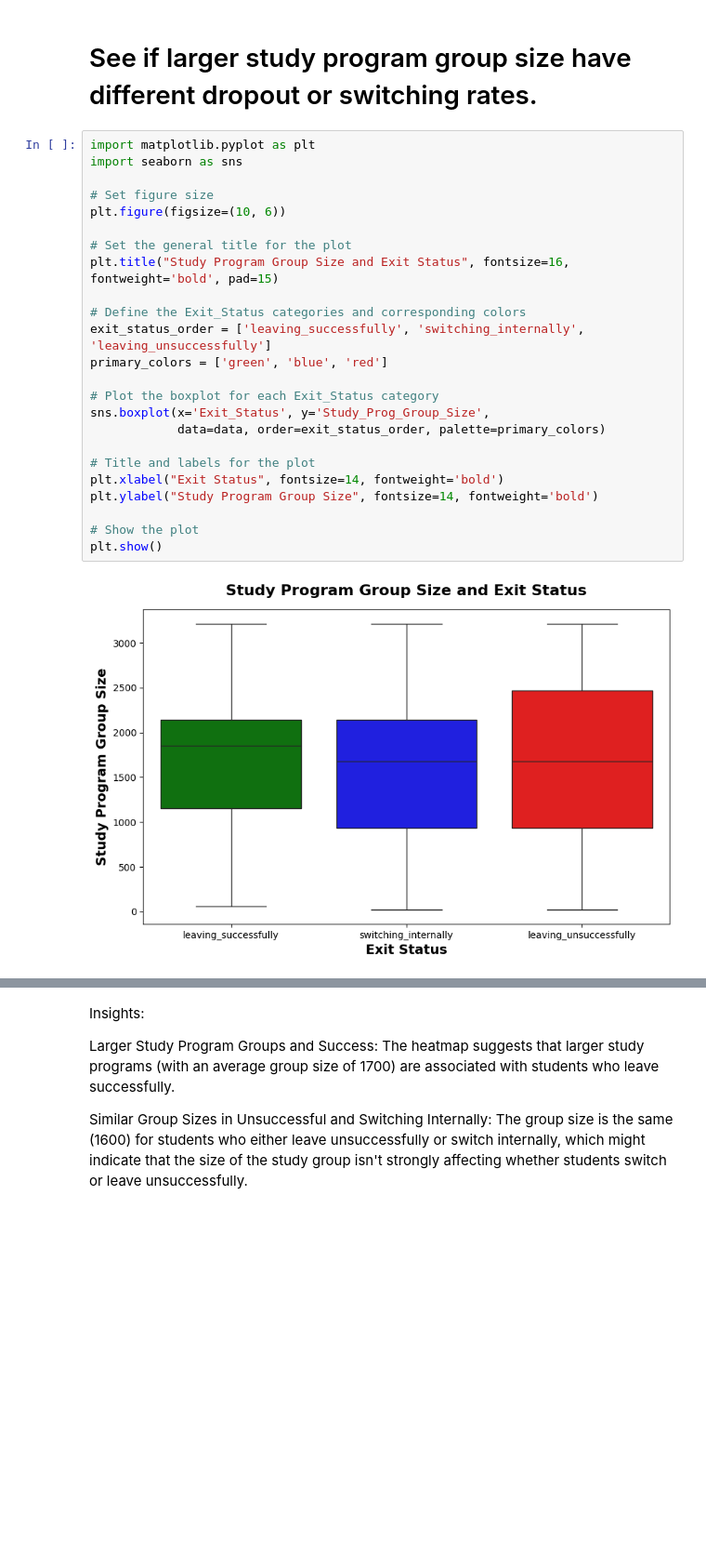
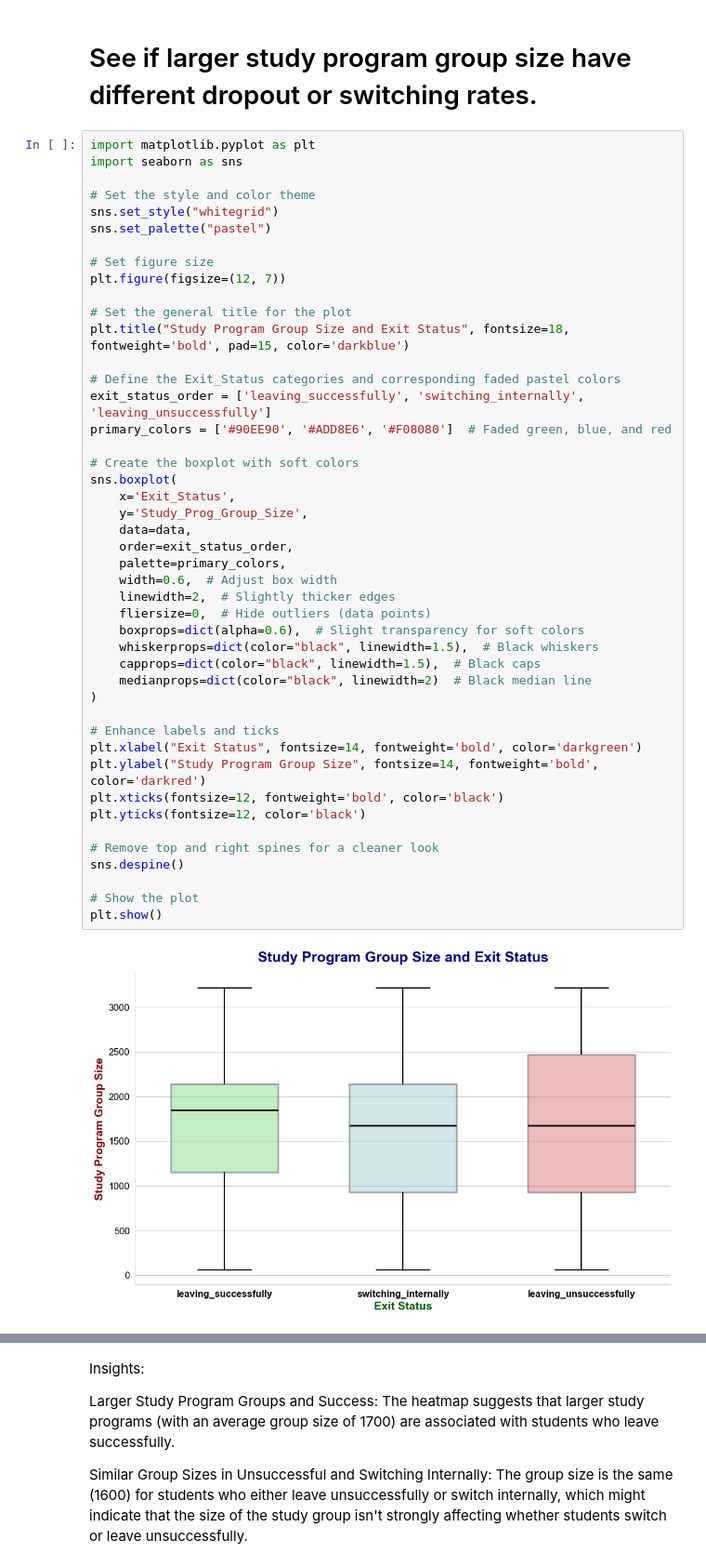
Before and after one commit to uashogeschoolutrecht/studentdropout, a Jupyter notebook: notebooks/EDA.ipynb, the cells around one changed output, grey strips where cells are left out. Shown at 93% size. Drawn from its saved outputs; the diff is of its cells as text; blank space fills up the shorter version.

```diff
--- a/notebooks/EDA.ipynb
+++ b/notebooks/EDA.ipynb
@@ -111,26 +135,47 @@ plt.show()
 # %%
 import matplotlib.pyplot as plt
 import seaborn as sns
 
+# Set the style and color theme
+sns.set_style("whitegrid")
+sns.set_palette("pastel")
+
 # Set figure size
-plt.figure(figsize=(10, 6))
+plt.figure(figsize=(12, 7))
 
 # Set the general title for the plot
-plt.title("Study Program Group Size and Exit Status", fontsize=16, fontweight='bold', pad=15)
+plt.title("Study Program Group Size and Exit Status", fontsize=18, fontweight='bold', pad=15, color='darkblue')
 
-# Define the Exit_Status categories and corresponding colors
+# Define the Exit_Status categories and corresponding faded pastel colors
 exit_status_order = ['leaving_successfully', 'switching_internally', 'leaving_unsuccessfully']
-primary_colors = ['green', 'blue', 'red']
+primary_colors = ['#90EE90', '#ADD8E6', '#F08080']  # Faded green, blue, and red
 
-# Plot the boxplot for each Exit_Status category
-sns.boxplot(x='Exit_Status', y='Study_Prog_Group_Size',
-            data=data, order=exit_status_order, palette=primary_colors)
+# Create the boxplot with soft colors
+sns.boxplot(
+    x='Exit_Status',
+    y='Study_Prog_Group_Size',
+    data=data,
+    order=exit_status_order,
+    palette=primary_colors,
+    width=0.6,  # Adjust box width
+    linewidth=2,  # Slightly thicker edges
+    fliersize=0,  # Hide outliers (data points)
+    boxprops=dict(alpha=0.6),  # Slight transparency for soft colors
+    whiskerprops=dict(color="black", linewidth=1.5),  # Black whiskers
+    capprops=dict(color="black", linewidth=1.5),  # Black caps
+    medianprops=dict(color="black", linewidth=2)  # Black median line
+)
 
-# Title and labels for the plot
-plt.xlabel("Exit Status", fontsize=14, fontweight='bold')
-plt.ylabel("Study Program Group Size", fontsize=14, fontweight='bold')
+# Enhance labels and ticks
+plt.xlabel("Exit Status", fontsize=14, fontweight='bold', color='darkgreen')
+plt.ylabel("Study Program Group Size", fontsize=14, fontweight='bold', color='darkred')
+plt.xticks(fontsize=12, fontweight='bold', color='black')
+plt.yticks(fontsize=12, color='black')
+
+# Remove top and right spines for a cleaner look
+sns.despine()
 
 # Show the plot
 plt.show()
 # %% [output]
-[figure, old version]
+[figure, new version]
```
Also changed, not shown: parts of 11 cells of this notebook, 7 other files.
